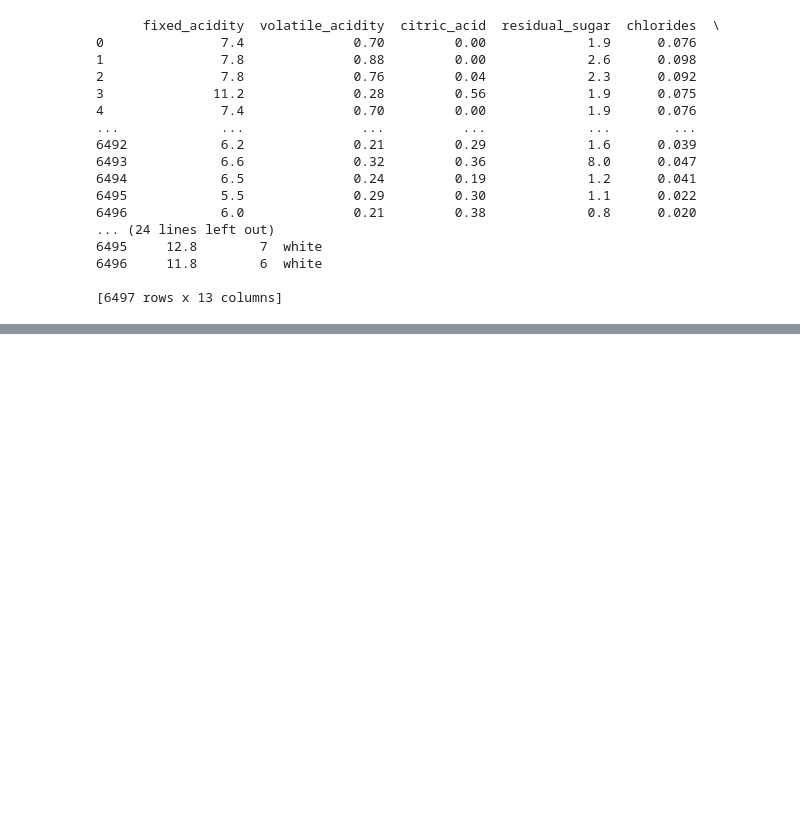
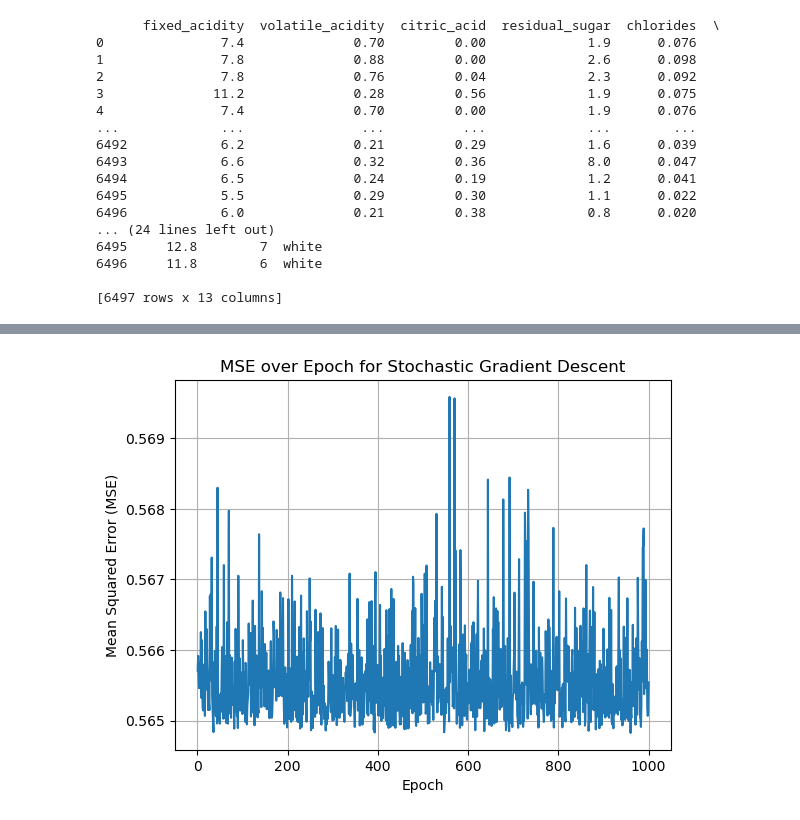
Before and after one commit to kjarjoura/INDE577, a Jupyter notebook: Supervised Learning/Gradient Descent/Gradient Descent.ipynb, the cells around one changed output, grey strips where cells are left out. Cells and saved outputs as stored; diff of their text form; code cells hidden in the pictures; blank space fills up the shorter version.

```diff
--- a/Supervised Learning/Gradient Descent/Gradient Descent.ipynb
+++ b/Supervised Learning/Gradient Descent/Gradient Descent.ipynb
@@ -126,0 +225,95 @@ MSE: 1.0317251944849548
+# %%
+# Step 1: Prepare the Data
+def prepare_data(X, y):
+    """Split the data into training and testing sets and scale the features.
+
+    Args:
+        X (DataFrame): Features.
+        y (Series): Target variable.
+
+    Returns:
+        X_train_scaled (array): Scaled training features.
+        X_test_scaled (array): Scaled testing features.
+        y_train (array): Training target variable.
+        y_test (array): Testing target variable.
+    """
+    X_train, X_test, y_train, y_test = train_test_split(X.values, y.values, test_size=0.2, random_state=42)
+
+    # Step 1.1: Scale the Features
+    scaler = StandardScaler()
+    X_train_scaled = scaler.fit_transform(X_train)
+    X_test_scaled = scaler.transform(X_test)
+
+    return X_train_scaled, X_test_scaled, y_train, y_test
+
+# Step 2: Define the Model
+class LinearRegressionSGD:
+    """Linear regression model trained using stochastic gradient descent."""
+
+    def __init__(self):
+        """Initialize the model."""
+        self.weights = None
+        self.bias = None
+        self.mse_history = []
+
+    def fit(self, X, y, learning_rate=0.001, epochs=1000, batch_size=1):
+        """Fit the model to the training data using stochastic gradient descent.
+
+        Args:
+            X (array): Training features.
+            y (array): Training target variable.
+            learning_rate (float, optional): Learning rate for gradient descent. Defaults to 0.001.
+            epochs (int, optional): Number of training epochs. Defaults to 1000.
+            batch_size (int, optional): Size of mini-batches. Defaults to 1.
+        """
+        self.weights = np.zeros(X.shape[1])
+        self.bias = 0
+
+        for _ in range(epochs):
+            indexes = np.random.permutation(len(X))
+            X_shuffled = X[indexes]
+            y_shuffled = y[indexes]
+
+            for i in range(0, len(X), batch_size):
+                X_batch = X_shuffled[i:i+batch_size]
+                y_batch = y_shuffled[i:i+batch_size]
+
+                y_pred = np.dot(X_batch, self.weights) + self.bias
+                error = y_pred - y_batch
+                gradient = np.dot(X_batch.T, error) / len(y_batch)
+                self.weights -= learning_rate * gradient
+                self.bias -= learning_rate * np.mean(error)
+
+            # Calculate MSE and store it for each epoch
+            y_pred_all = np.dot(X, self.weights) + self.bias
+            mse = mean_squared_error(y, y_pred_all)
+            self.mse_history.append(mse)
+
+    def predict(self, X):
+        """Predict target variable for input features.
+
+        Args:
+            X (array): Input features.
+
+        Returns:
+            array: Predicted target variable.
+        """
+        return np.dot(X, self.weights) + self.bias
+
+# Step 3: Train the Model
+X_train_scaled, X_test_scaled, y_train, y_test = prepare_data(X, y)
+model_sgd = LinearRegressionSGD()
+model_sgd.fit(X_train_scaled, y_train, learning_rate=0.001, epochs=1000, batch_size=1)
+
+# Setp 3.1: Plot MSE over epoch
+plt.plot(range(1, len(model_sgd.mse_history) + 1), model_sgd.mse_history)
+plt.xlabel('Epoch')
+plt.ylabel('Mean Squared Error (MSE)')
+plt.title('MSE over Epoch for Stochastic Gradient Descent')
+plt.grid(True)
+plt.show()
+
+# Step 4: Predict using the Trained Model
+y_pred_sgd = model_sgd.predict(X_test_scaled)
+# %% [output]
+[figure, added]
```
Also changed, not shown: parts of 19 cells of this notebook, 1 other file.
